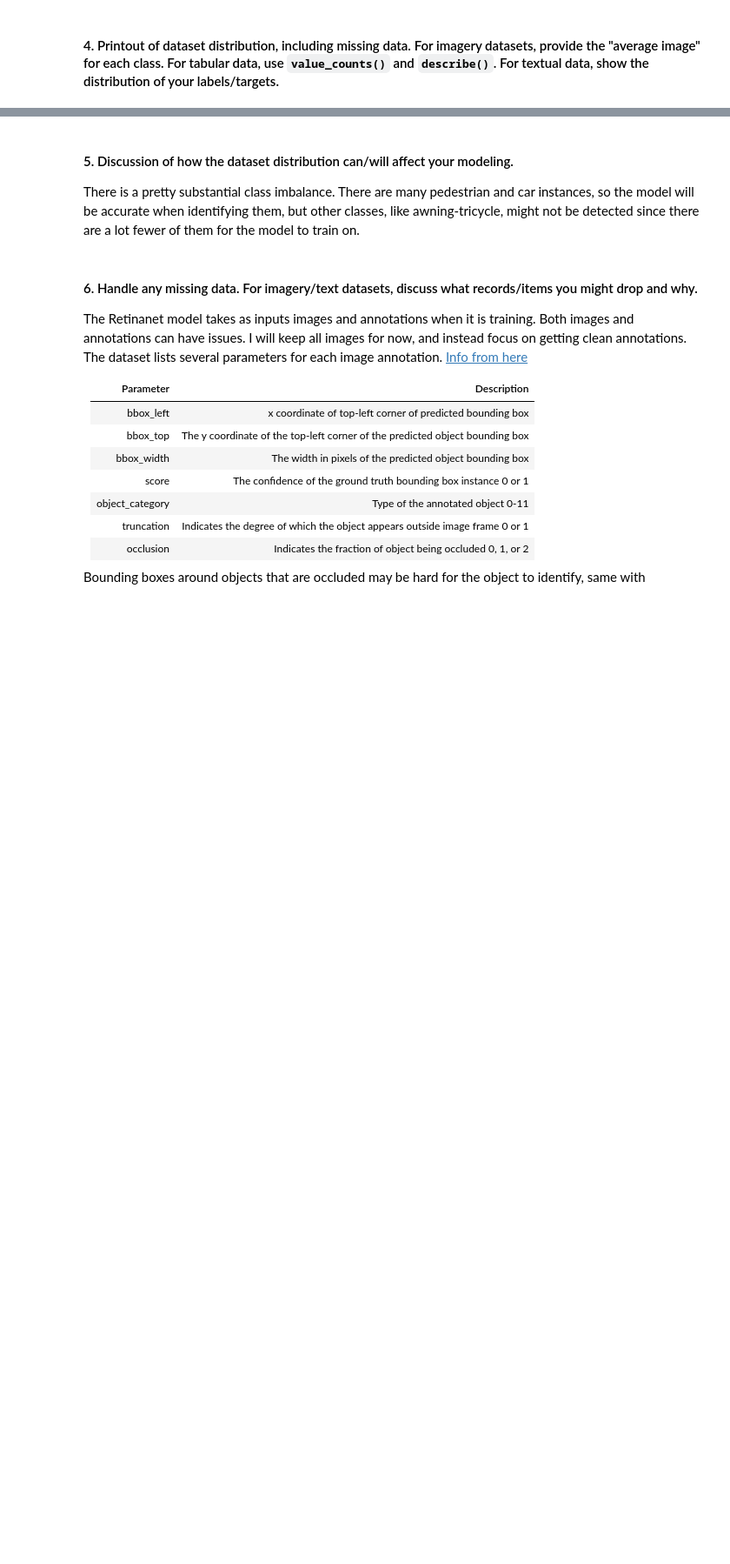
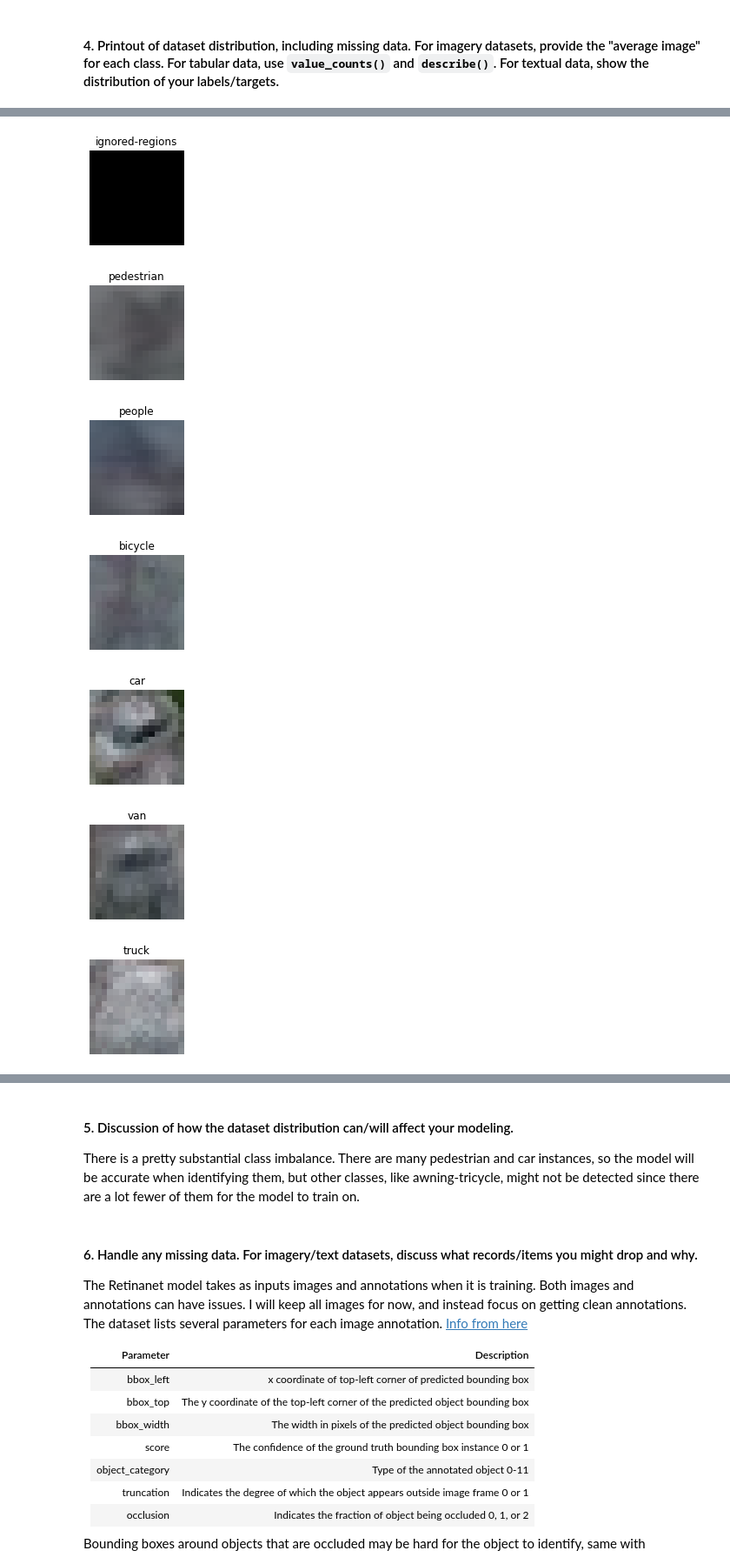
Before and after one commit to Division-Q/pytorch-retinanet, a Jupyter notebook: Part1/preprocess.ipynb, the cells around one changed output, grey strips where cells are left out. Shown at 87% size. Drawn from its saved outputs; the diff is of its cells as text; code cells hidden in the pictures; blank space fills up the shorter version.

```diff
--- a/Part1/preprocess.ipynb
+++ b/Part1/preprocess.ipynb
@@ -361,0 +129,39 @@ for i,label in enumerate(labels):
+# %%
+df_labels = pd.read_csv('train.csv')
+df_labels.columns = ['img_path', 'x1', 'y1', 'x2', 'y2', 'label']
+classes = class_dict.values()
+dim = (16,16)
+num_avg = 10
+
+for c in classes:
+    df_class = df_labels[df_labels['label'] == c]
+    avg_class = np.zeros((num_avg,dim[0],dim[1],3),dtype=np.float64)
+
+    i = 0
+    for idx,row in df_class[:num_avg].iterrows():
+        img = cv2.imread(row['img_path'])
+
+        y1 = int(row['y1'])
+        y2 = int(row['y2'])
+        x1 = int(row['x1'])
+        x2 = int(row['x2'])
+        car = img[y1:y2,x1:x2]
+
+        avg_class[i] = cv2.resize(car,dim)
+        i+=1
+
+    avg = np.array(np.mean(avg_class, axis=(0)), dtype=np.uint8)
+
+    fig = plt.figure(figsize=(2,2))
+    ax = fig.add_subplot(1,1,1)
+    ax.imshow(cv2.cvtColor(avg, cv2.COLOR_BGR2RGB))
+    ax.axis('off')
+    ax.set_title(c)
+# %% [output]
+[figure, added]
+[figure, added]
+[figure, added]
+[figure, added]
+[figure, added]
+[figure, added]
+[figure, added]
```
Also changed, not shown: parts of 25 cells of this notebook, 1 other file.
